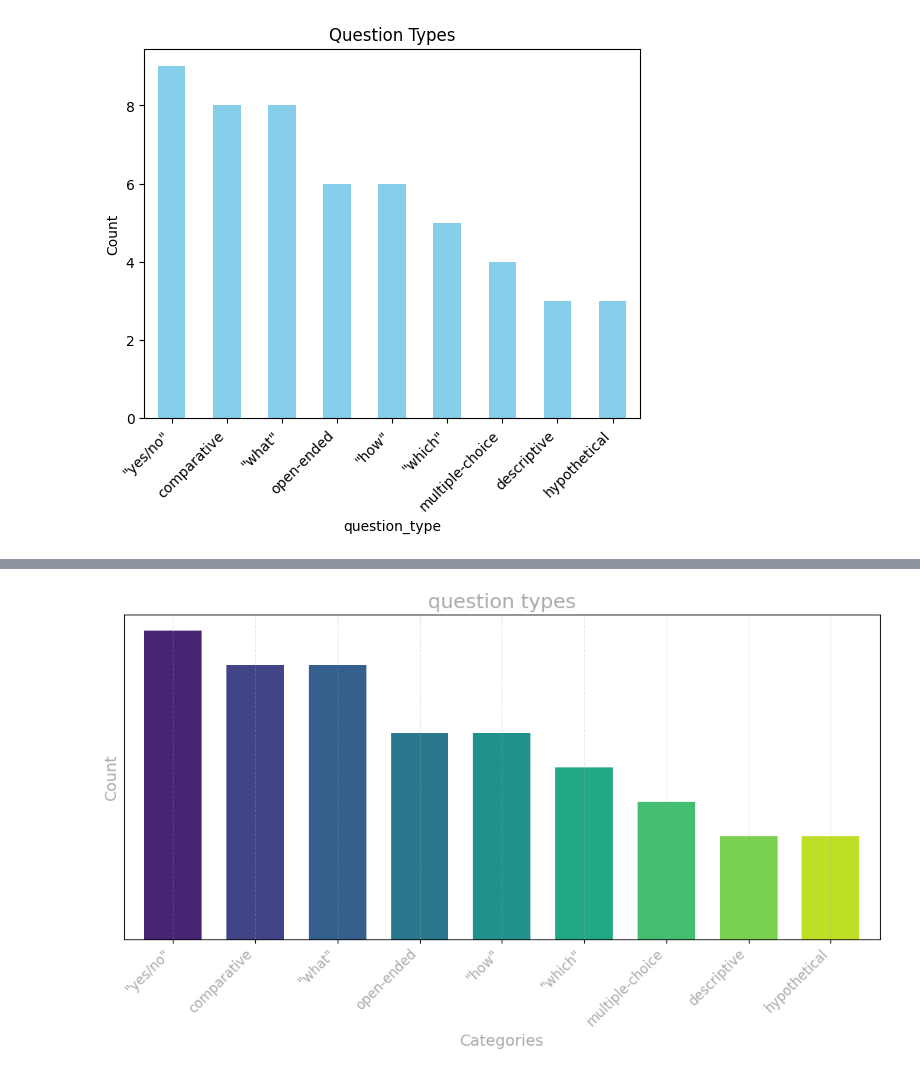
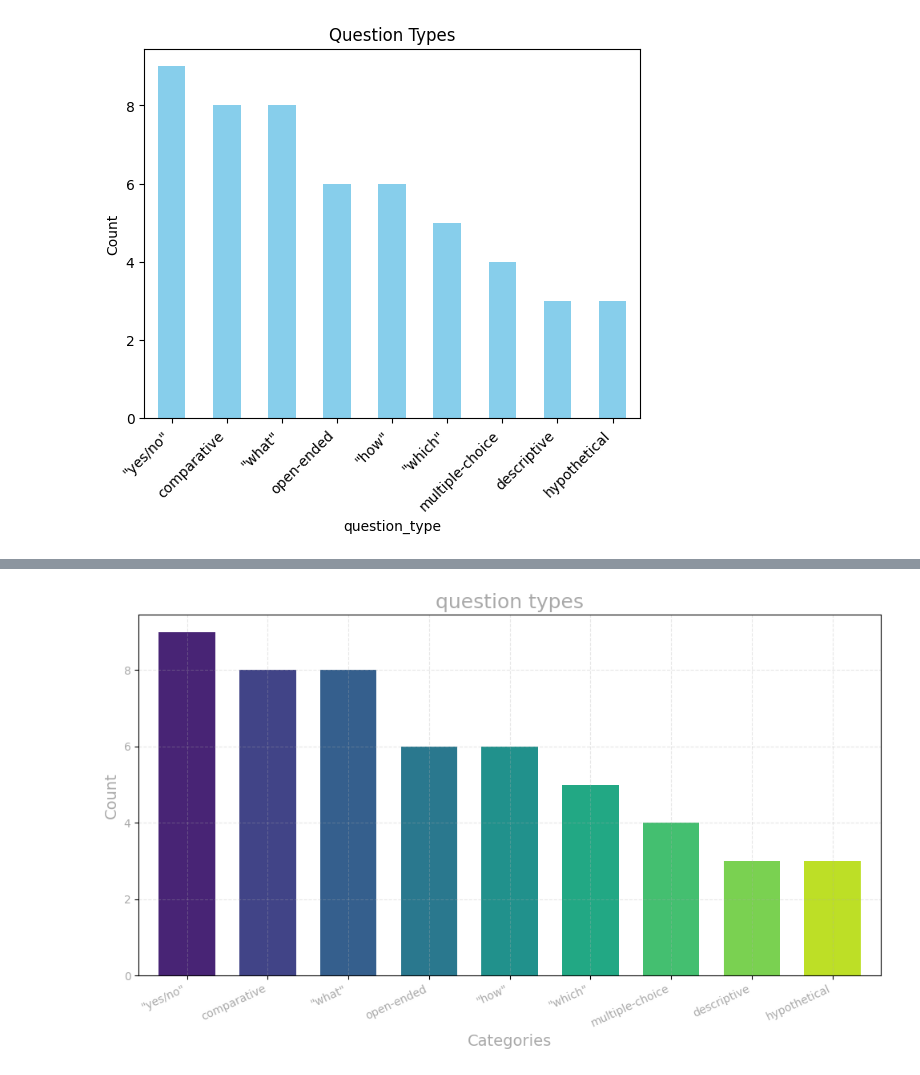
Before and after one commit to KennyLoRI/pubMedNLP, a Jupyter notebook: kedronlp/notebooks/questionScenarios.ipynb, the cells around one changed output, grey strips where cells are left out. Saved outputs shown, nothing was run; the diff lists cells and outputs as text; code cells hidden in the pictures.

Commit message:
semi-auto-eval-figure for report

```diff
--- a/kedronlp/notebooks/questionScenarios.ipynb
+++ b/kedronlp/notebooks/questionScenarios.ipynb
@@ -191,23 +191,23 @@ plt.show()
 # %%
 import pandas as pd
 import matplotlib.pyplot as plt
 import seaborn as sns
 
 colors = sns.color_palette("viridis", len(category_counts))
 plt.figure(figsize=(10, 6))  # Set the figure size
 category_counts.plot(kind='bar', color=colors, width=0.7)
 plt.title('question types', fontsize=18, color='darkgray')
 plt.xlabel('Categories', fontsize=14, color='darkgray')
 plt.ylabel('Count', fontsize=14, color='darkgray')
-plt.xticks(rotation=45, ha='right', fontsize=12, color='darkgray')  # Rotate x-axis ticks for better visibility
-plt.yticks([])
+plt.yticks(fontsize=10, color='darkgray')
+plt.xticks(rotation=25, ha='right', fontsize=10, color='darkgray')  # Rotate x-axis ticks for better visibility
 plt.grid(alpha=0.3, linestyle='--')
 
 # Add a cool background color
 plt.savefig('semiAutoQuestionTypes.png', transparent=True)
 # Show the plot
 plt.tight_layout()  # Adjust layout to prevent clipping of labels
 plt.show()
 # %% [output]
 [interactive output not drawn]
-[figure, old version]
+[figure, new version]
```
